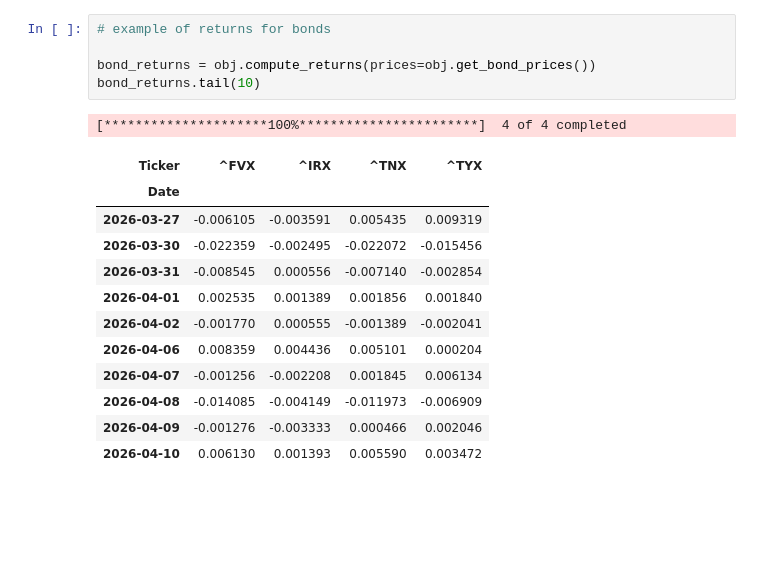
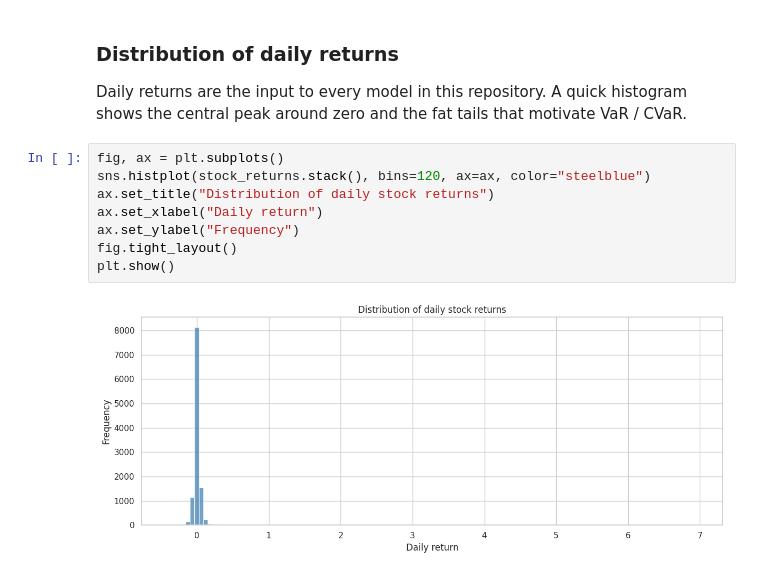
Before and after one commit to nickkats1/Financial-Mathematical-Models, a Jupyter notebook: notebooks/_data_ingestion.ipynb, the cells around one changed output. Cells and saved outputs as stored; diff of their text form; blank space fills up the shorter version.

```diff
--- a/notebooks/_data_ingestion.ipynb
+++ b/notebooks/_data_ingestion.ipynb
@@ -107,19 +107,14 @@ all_returns.tail(10)
-# %%
-# example of returns for bonds
-
-bond_returns = obj.compute_returns(prices=obj.get_bond_prices())
-bond_returns.tail(10)
-# %% [output]
-[*********************100%***********************]  4 of 4 completed
-| Ticker | ^FVX | ^IRX | ^TNX | ^TYX |
-| Date |  |  |  |  |
-| 2026-03-27 | -0.006105 | -0.003591 | 0.005435 | 0.009319 |
-| 2026-03-30 | -0.022359 | -0.002495 | -0.022072 | -0.015456 |
-| 2026-03-31 | -0.008545 | 0.000556 | -0.007140 | -0.002854 |
-| 2026-04-01 | 0.002535 | 0.001389 | 0.001856 | 0.001840 |
-| 2026-04-02 | -0.001770 | 0.000555 | -0.001389 | -0.002041 |
-| 2026-04-06 | 0.008359 | 0.004436 | 0.005101 | 0.000204 |
-| 2026-04-07 | -0.001256 | -0.002208 | 0.001845 | 0.006134 |
-| 2026-04-08 | -0.014085 | -0.004149 | -0.011973 | -0.006909 |
-| 2026-04-09 | -0.001276 | -0.003333 | 0.000466 | 0.002046 |
-| 2026-04-10 | 0.006130 | 0.001393 | 0.005590 | 0.003472 |
+# %% [markdown]
+### Distribution of daily returns
+
+Daily returns are the input to every model in this repository. A quick histogram shows the central peak around zero and the fat tails that motivate VaR / CVaR.
+# %%
+fig, ax = plt.subplots()
+sns.histplot(stock_returns.stack(), bins=120, ax=ax, color="steelblue")
+ax.set_title("Distribution of daily stock returns")
+ax.set_xlabel("Daily return")
+ax.set_ylabel("Frequency")
+fig.tight_layout()
+plt.show()
+# %% [output]
+[figure, added]
```
Also changed, not shown: parts of 26 cells of this notebook, 37 other files.
